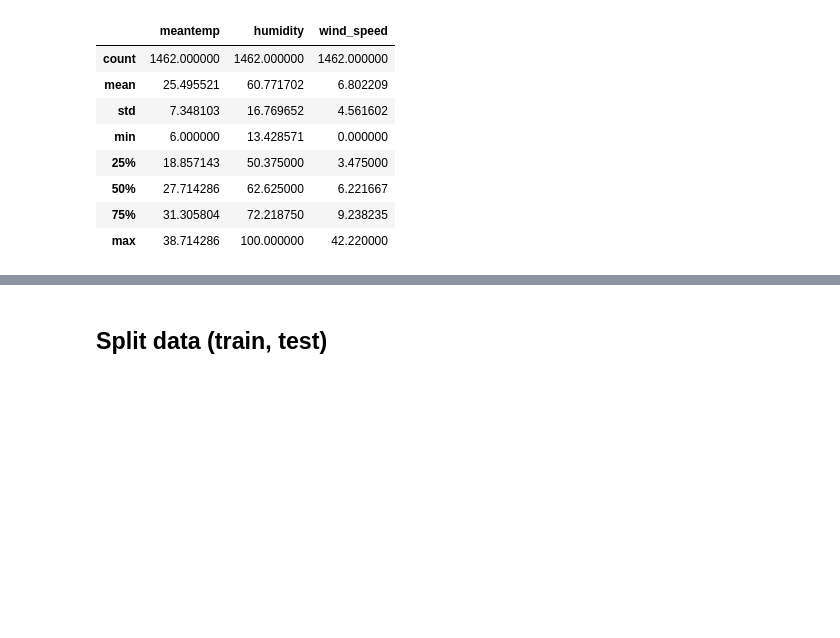
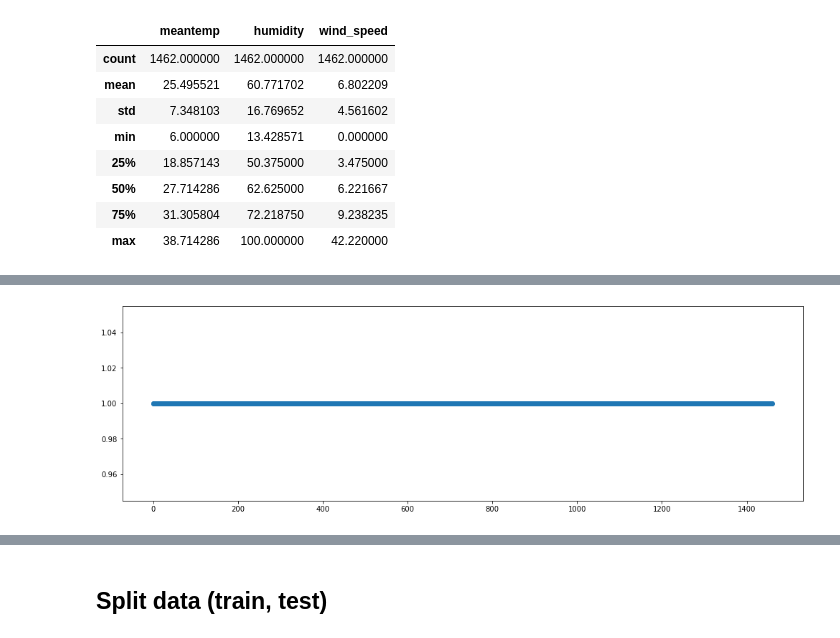
Before and after one commit to clemtarge/clemtarge, a Jupyter notebook: timeseries.ipynb, the cells around one changed output, grey strips where cells are left out. Saved outputs shown, nothing was run; the diff lists cells and outputs as text; code cells hidden in the pictures; blank space fills up the shorter version.

```diff
--- a/timeseries.ipynb
+++ b/timeseries.ipynb
@@ -71,0 +72,7 @@ df[exog_names].plot(subplots=True, figsize=(17,4*n_exog));
+# %%
+# Check if intervals are regular
+delta_t = pd.Series(df.index).diff().dt.days.values[1:]
+plt.figure(figsize=(17,5))
+plt.scatter(np.arange(0, len(delta_t)), delta_t);
+# %% [output]
+[figure, added]
```
Also changed, not shown: parts of 10 cells of this notebook.
